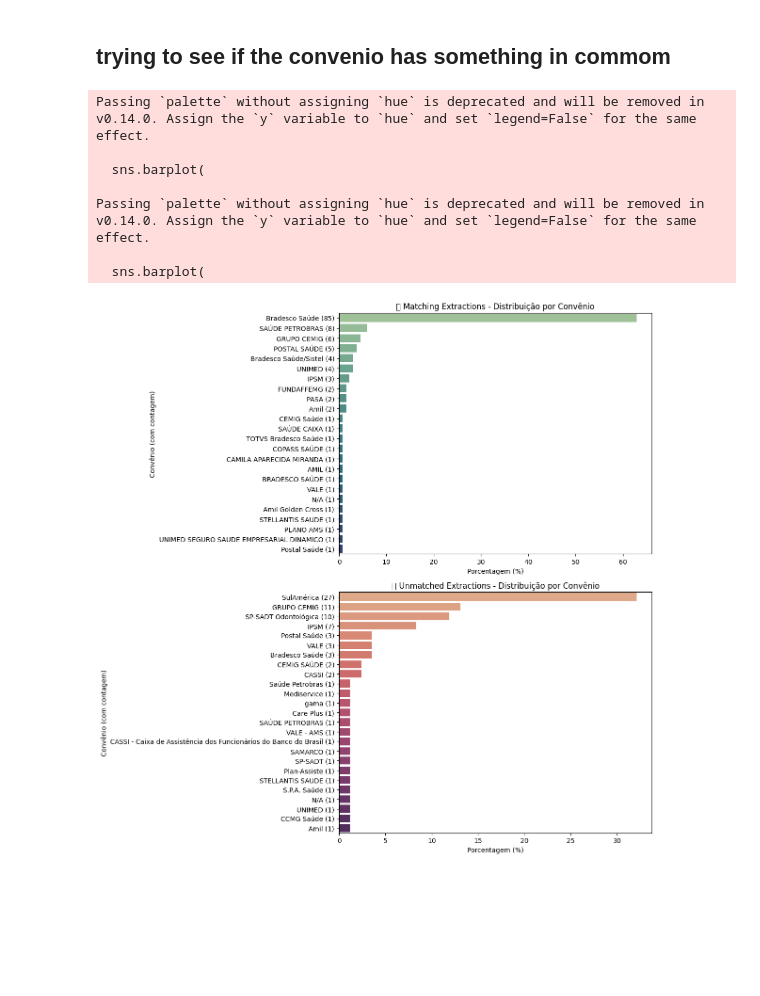
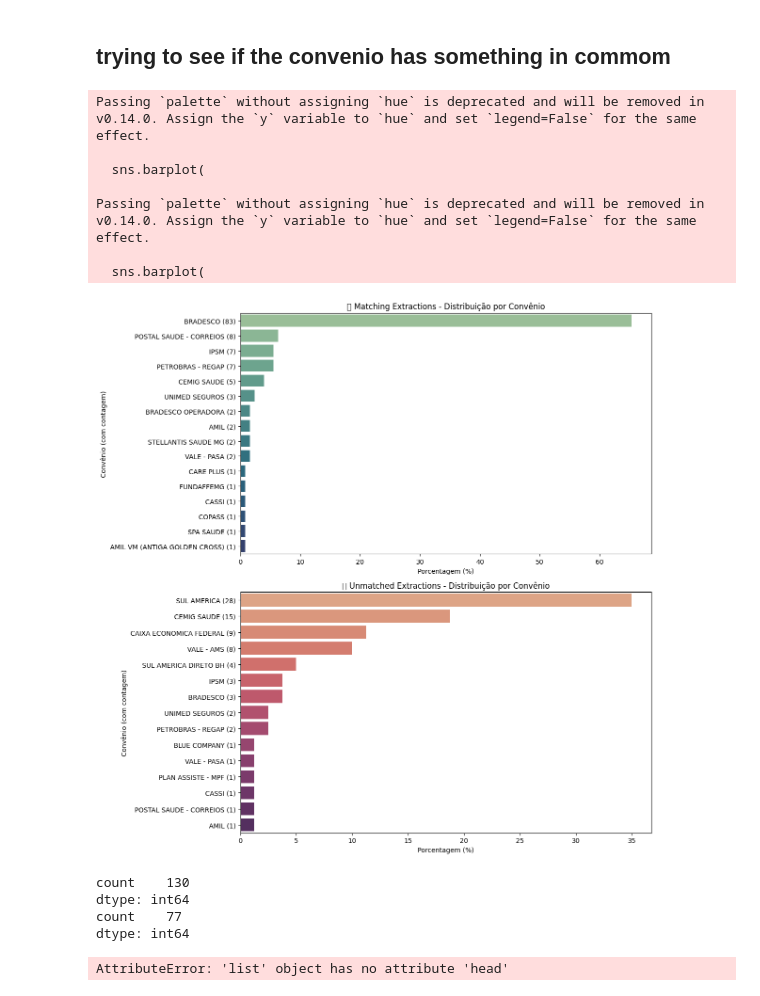
Before and after one commit to joao-thomaz-mle/carteirinha-api, a Jupyter notebook: POC/connect_db_extract.ipynb, the cells around one changed output. Saved outputs shown, nothing was run; the diff lists cells and outputs as text; code cells hidden in the pictures; blank space fills up the shorter version.

```diff
--- a/POC/connect_db_extract.ipynb
+++ b/POC/connect_db_extract.ipynb
@@ -691,0 +687,11 @@ df_loaded.head()
+# %%
+# load the data back into a DataFrame
+import sqlalchemy
+
+# Create a database connection
+engine = sqlalchemy.create_engine("sqlite:///gold_carteirinha_database.sqlite")
+
+
+df_merged_final = pd.read_sql("SELECT * FROM carteirinha", engine)
+
+df_merged_final.head()
@@ -1379,7 +1398,7 @@ logger.info("✅ Processo de experimento finalizado.")
 ## evaluation
 # %%
 # getting the json results to dataframe and evaluating, especific model and prompt combination
-json_results_path = "/home/joao/projects/company_projects/carteirinha-api/documents/extraction_results/extract_results_us_anthropic_claude-3-7-sonnet-20250219-v1_0_prompt_extracao_carteirinha_v2.json"
+json_results_path = "/home/joao/projects/company_projects/carteirinha-api/documents/extraction_results/extract_results_us_anthropic_claude-3-7-sonnet-20250219-v1_0_prompt_extracao_carteirinha_v3.json"
 
 # load json
 results = json.load(open(json_results_path, 'r', encoding='utf-8'))
@@ -1487,14 +1530,14 @@ df_results.head()
 # %%
 def get_convenio_percentages(df: pd.DataFrame, status: str) -> pd.DataFrame:
     df = df.copy()
-    df['convenio'] = df['convenio'].fillna("N/A")
+    df['real_convenio'] = df['real_convenio'].fillna("N/A")
 
     # Get counts and percentages
-    counts = df['convenio'].value_counts()
-    percentages = df['convenio'].value_counts(normalize=True) * 100
+    counts = df['real_convenio'].value_counts()
+    percentages = df['real_convenio'].value_counts(normalize=True) * 100
 
     result = pd.DataFrame({
-        'convenio': counts.index,
+        'real_convenio': counts.index,
         'count': counts.values,
         'percentage': percentages.values,
         'status': status
@@ -1508,5 +1551,5 @@ unmatched_convenio_pct = get_convenio_percentages(unmatched_extractions, 'unmatc
 combined = pd.concat([matching_convenio_pct, unmatched_convenio_pct], ignore_index=True)
 # %%
 combined['label'] = combined.apply(
-    lambda row: f"{row['convenio']} ({row['count']})", axis=1
+    lambda row: f"{row['real_convenio']} ({row['count']})", axis=1
 )
@@ -1516,9 +1579,12 @@ combined['label'] = combined.apply(
 import seaborn as sns
 import matplotlib.pyplot as plt
 
+df_matching = combined[combined['status'] == 'matching'].sort_values(by='percentage', ascending=False)
+df_unmatched = combined[combined['status'] == 'unmatched'].sort_values(by='percentage', ascending=False)
+
 # Step 1: Add the label column again (if not done already)
-df_matching["label"] = df_matching.apply(lambda row: f"{row['convenio']} ({row['count']})", axis=1)
-df_unmatched["label"] = df_unmatched.apply(lambda row: f"{row['convenio']} ({row['count']})", axis=1)
+df_matching["label"] = df_matching.apply(lambda row: f"{row['real_convenio']} ({row['count']})", axis=1)
+df_unmatched["label"] = df_unmatched.apply(lambda row: f"{row['real_convenio']} ({row['count']})", axis=1)
 
 # Step 2: Sort bars by percentage descending
 df_matching_sorted = df_matching.sort_values(by="percentage", ascending=False)
@@ -1534,34 +1600,51 @@ sns.barplot(
     x="percentage",
     ax=axes[0],
     palette="crest"
 )
 axes[0].set_title("✅ Matching Extractions - Distribuição por Convênio")
 axes[0].set_xlabel("Porcentagem (%)")
 axes[0].set_ylabel("Convênio (com contagem)")
 
 # 🔸 Unmatched plot (horizontal)
 sns.barplot(
     data=df_unmatched_sorted,
     y="label",
     x="percentage",
     ax=axes[1],
     palette="flare"
 )
 axes[1].set_title("❌ Unmatched Extractions - Distribuição por Convênio")
 axes[1].set_xlabel("Porcentagem (%)")
 axes[1].set_ylabel("Convênio (com contagem)")
 
 plt.tight_layout()
 plt.show()
 # %% [output]
 Passing `palette` without assigning `hue` is deprecated and will be removed in v0.14.0. Assign the `y` variable to `hue` and set `legend=False` for the same effect.
 
   sns.barplot(
 
 Passing `palette` without assigning `hue` is deprecated and will be removed in v0.14.0. Assign the `y` variable to `hue` and set `legend=False` for the same effect.
 
   sns.barplot(
-[figure, old version]
+[figure, new version]
+# %%
+print(df_matching.aggregate({
+    'count': 'sum'
+}))
+
+print(df_unmatched.aggregate({
+    'count': 'sum'
+}))
+# %% [output]
+count    130
+dtype: int64
+count    77
+dtype: int64
+# %%
+results.head()
+# %% [output]
+AttributeError: 'list' object has no attribute 'head'
 # %%
 # from strands import Agent
 
```
Also changed, not shown: parts of 27 cells of this notebook, 5 other files.
